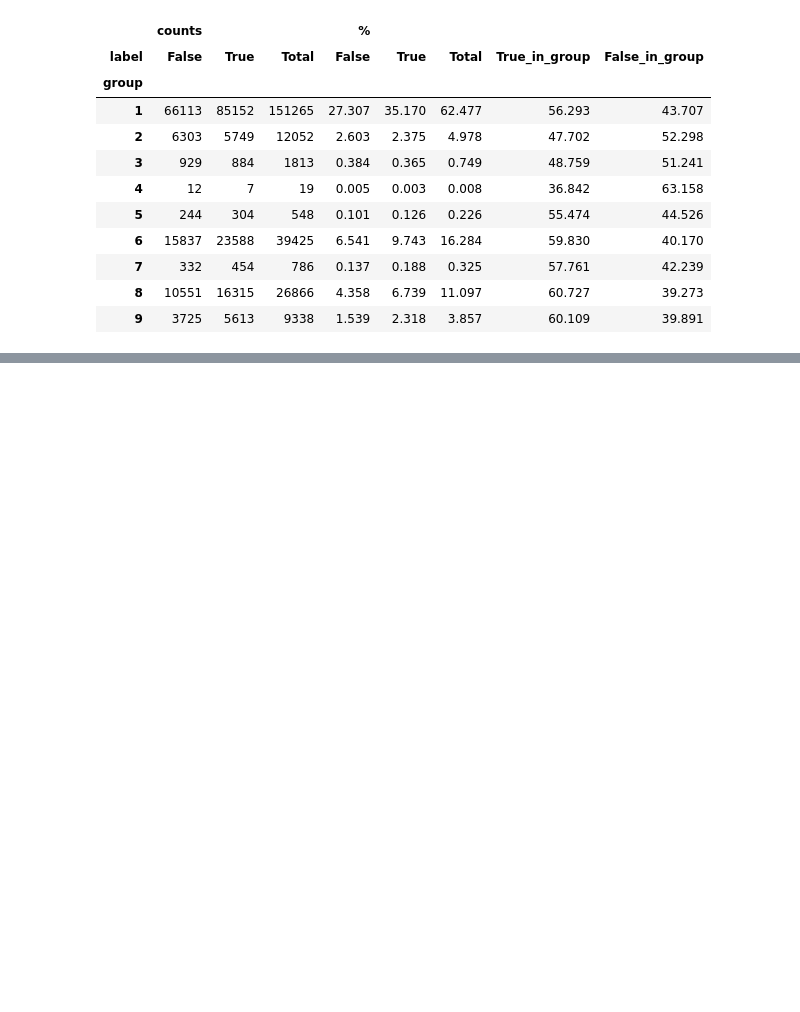
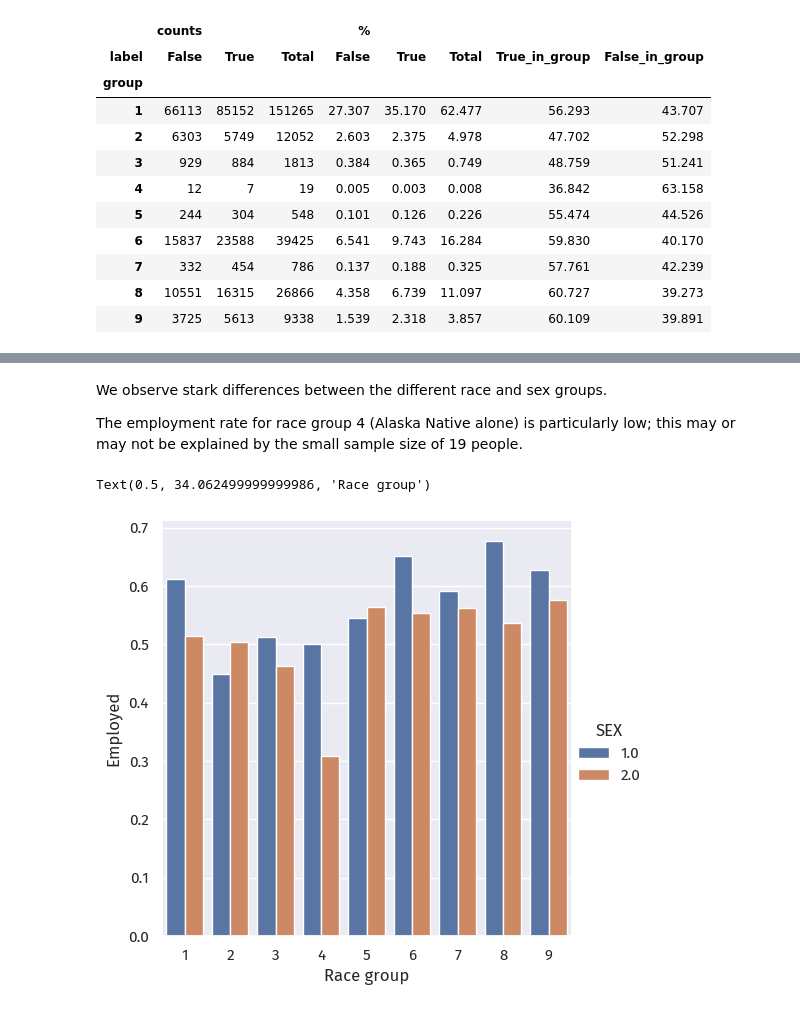
Before and after one commit to doabell/451-blog, a Jupyter notebook: posts/auditing-bias/index.ipynb, the cells around one changed output, grey strips where cells are left out. Drawn from its saved outputs; the diff is of its cells as text; code cells hidden in the pictures; blank space fills up the shorter version.

```diff
--- a/posts/auditing-bias/index.ipynb
+++ b/posts/auditing-bias/index.ipynb
@@ -232,0 +247,12 @@ First, employment by race and sex:
+# %% [markdown]
+We observe stark differences between the different race and sex groups.
+
+The employment rate for race group 4 (Alaska Native alone) is particularly low; this may or may not be explained by the small sample size of 19 people.
+# %%
+p = sns.catplot(data=df, x="group", y="label", hue="SEX", kind="bar", errorbar=None)
+axes = p.axes.flatten()
+axes[0].set_ylabel("Employed")
+axes[0].set_xlabel("Race group")
+# %% [output]
+Text(0.5, 34.062499999999986, 'Race group')
+[figure, added]
```
Also changed, not shown: parts of 9 cells of this notebook, 1 other file.
